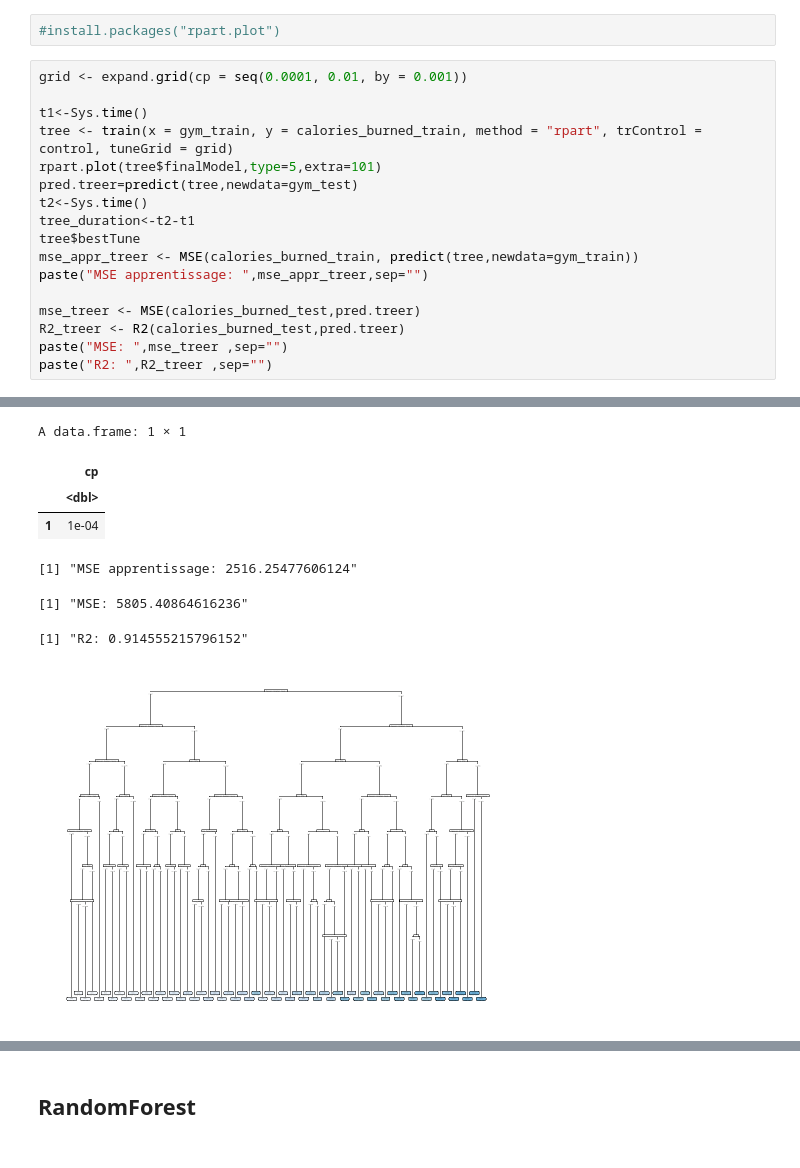
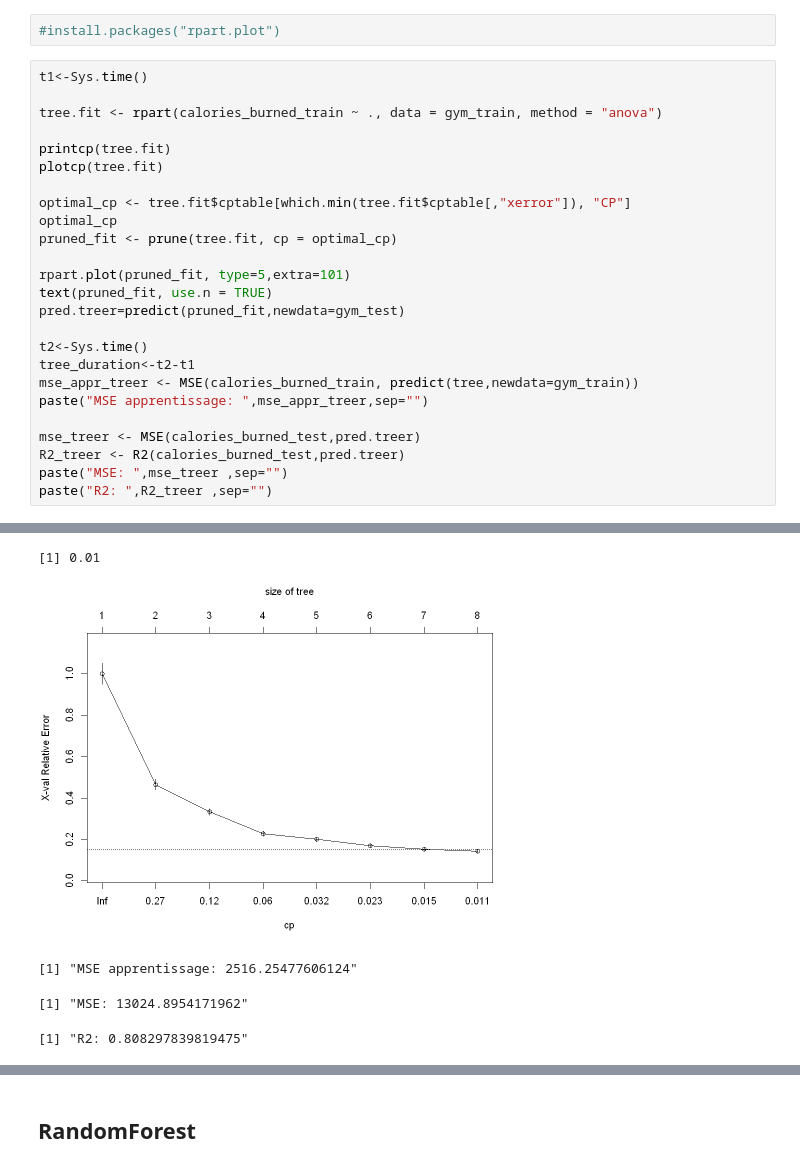
Before and after one commit to P-Point-all/ML_Gym_exercise, a Jupyter notebook: ML_Gym.ipynb, the cells around one changed output, grey strips where cells are left out. Drawn from its saved outputs; the diff is of its cells as text.

```diff
--- a/ML_Gym.ipynb
+++ b/ML_Gym.ipynb
@@ -599,15 +604,23 @@ A data.frame: 1 × 1
 # %%
 #install.packages("rpart.plot")
 # %%
-grid <- expand.grid(cp = seq(0.0001, 0.01, by = 0.001))
+t1<-Sys.time()
 
-t1<-Sys.time()
-tree <- train(x = gym_train, y = calories_burned_train, method = "rpart", trControl = control, tuneGrid = grid)
-rpart.plot(tree$finalModel,type=5,extra=101)
-pred.treer=predict(tree,newdata=gym_test)
+tree.fit <- rpart(calories_burned_train ~ ., data = gym_train, method = "anova")
+
+printcp(tree.fit)
+plotcp(tree.fit)
+
+optimal_cp <- tree.fit$cptable[which.min(tree.fit$cptable[,"xerror"]), "CP"]
+optimal_cp
+pruned_fit <- prune(tree.fit, cp = optimal_cp)
+
+rpart.plot(pruned_fit, type=5,extra=101)
+text(pruned_fit, use.n = TRUE)
+pred.treer=predict(pruned_fit,newdata=gym_test)
+
 t2<-Sys.time()
 tree_duration<-t2-t1
-tree$bestTune
 mse_appr_treer <- MSE(calories_burned_train, predict(tree,newdata=gym_train))
 paste("MSE apprentissage: ",mse_appr_treer,sep="")
 
@@ -621,8 +652,5 @@ Warning message:
-A data.frame: 1 × 1
+[1] 0.01
-|  | cp |
-|  | <dbl> |
-| 1 | 1e-04 |
+[figure, new version]
 [1] "MSE apprentissage: 2516.25477606124"
-[1] "MSE: 5805.40864616236"
+[1] "MSE: 13024.8954171962"
-[1] "R2: 0.914555215796152"
+[1] "R2: 0.808297839819475"
-[figure, old version]
```
Also changed, not shown: parts of 36 cells of this notebook.
